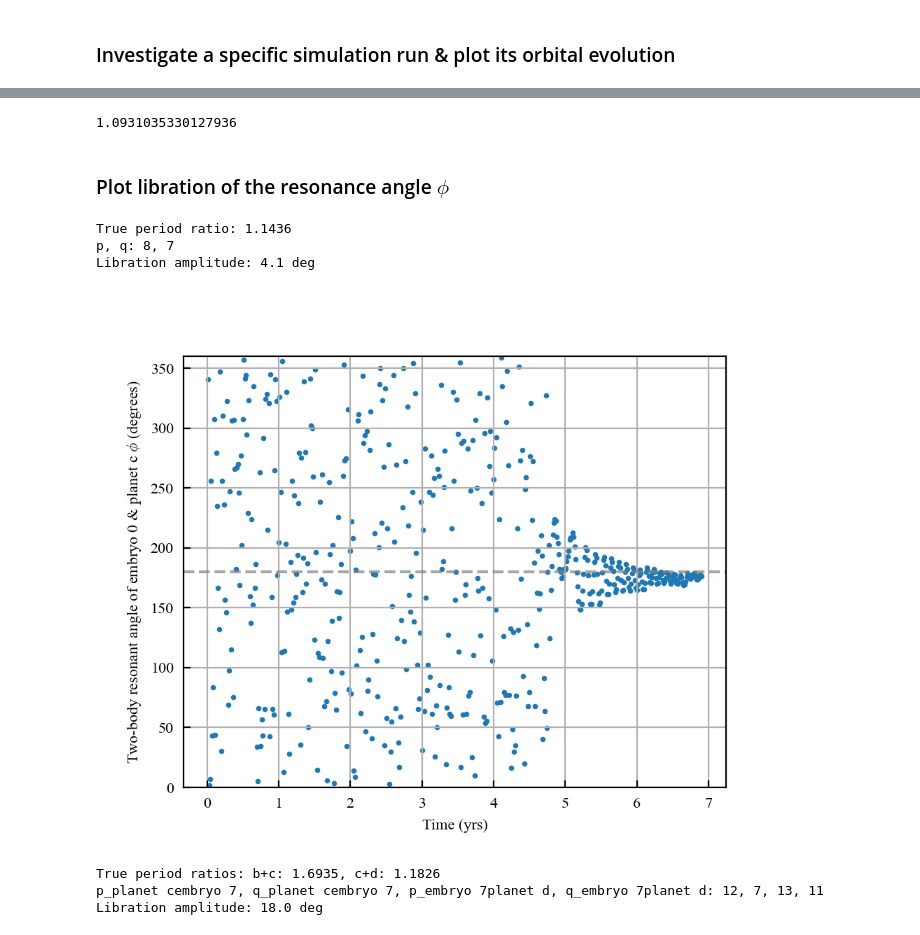
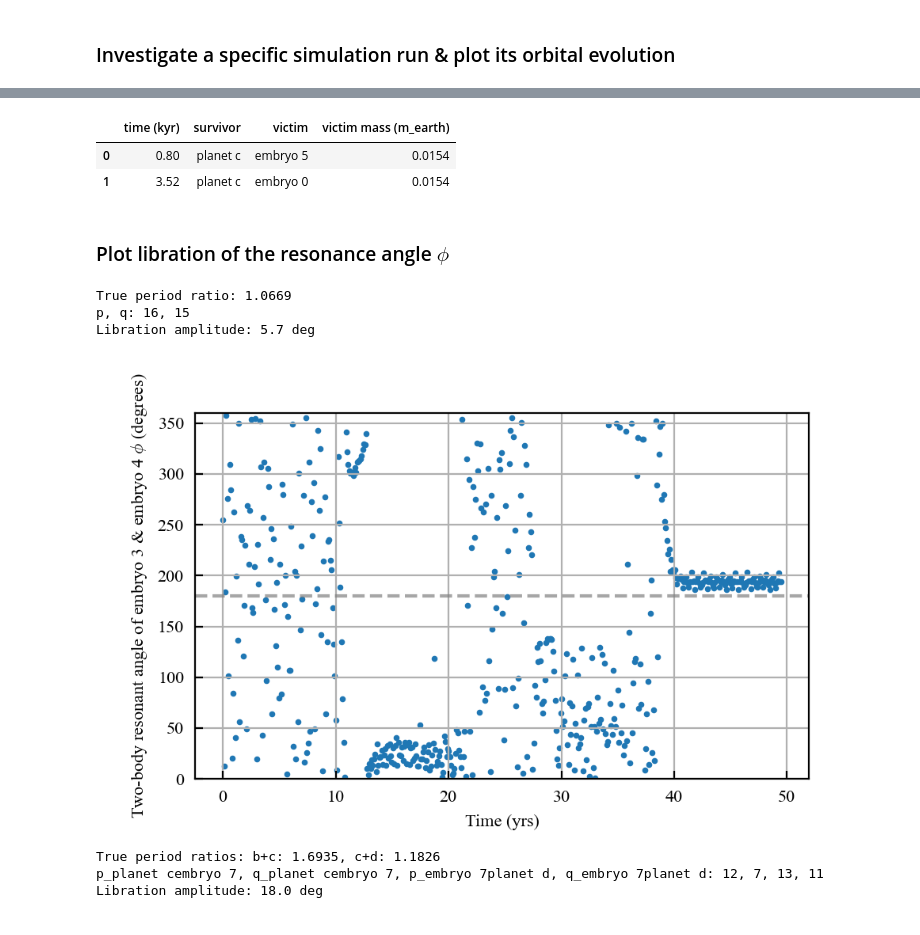
Before and after one commit to dchen10Git/uh-ifa-reu-2026, a Jupyter notebook: analyze_one_sim.ipynb, the cells around one changed output, grey strips where cells are left out. Cells and saved outputs as stored; diff of their text form; code cells hidden in the pictures.

```diff
--- a/analyze_one_sim.ipynb
+++ b/analyze_one_sim.ipynb
@@ -297,8 +297,8 @@ def plot_system(saved_sim, elements, num_pl, num_em, num_ptsml, t_units='kyr'):
     plt.tight_layout(); plt.show()
     # plt.savefig("Figures/orbital_evo.svg", bbox_inches="tight")
 
-dataset_id = 14
-sim_id = 991
+dataset_id = 13
+sim_id = 841
 
 elements = ['a', 'e']#, 'log_tau_a_Omega', 'log_K2', 'P_ratio_em']
 
@@ -330,20 +330,44 @@ num_pl: 3, num_em: 12, num_ptsml: 0
-# %%
-g = (8/7)**(2/3)
-0.359/g
-g
-# %% [output]
-1.0931035330127936
+# %%
+def get_collision_log(metadata, max_time=None):
+    """Collects collision log and converts to pd.DataFrame for later use.
+
+    Args:
+        metadata (dict): Metadata from simulation; typically comes from saved_sim[1].
+        max_time (float, optional)
+
+    Returns:
+        pd.DataFrame: collision_df
+    """
+    collision_df = pd.DataFrame(metadata["collision_log"])
+    collision_df["time"] = collision_df["time"] / 1000  # kyr
+
+    if max_time is not None:
+        collision_df = collision_df[collision_df["time"] <= max_time]
+
+    collision_df["time"] = collision_df["time"].round(2)
+    collision_df = collision_df.rename(columns={"time": "time (kyr)"})
+
+    collision_df["victim mass"] = (collision_df["victim mass"] / m_earth).round(4)
+    collision_df = collision_df.rename(columns={"victim mass": "victim mass (m_earth)"})
+
+    return collision_df.sort_values("time (kyr)")
+
+get_collision_log(metadata)
+# %% [output]
+|  | time (kyr) | survivor | victim | victim mass (m_earth) |
+| 0 | 0.80 | planet c | embryo 5 | 0.0154 |
+| 1 | 3.52 | planet c | embryo 0 | 0.0154 |
 # %% [markdown]
 ### Plot libration of the resonance angle $\phi$
 # %%
-# mmr_id.plot_libration(m_star, rocks['planet b'], rocks['planet c'], pomega='mixed', N=25, forced_pq=None)
-# mmr_id.plot_libration(m_star, rocks['planet b'], rocks['embryo 0'], pomega='mixed', N=25, forced_pq=None)
-mmr_id.plot_libration(m_star, rocks['embryo 0'], rocks['planet c'], pomega='mixed', N=25, forced_pq=None)
+# mmr_id.plot_libration(m_star, rocks['planet b'], rocks['planet c'], N=25, forced_pq=None)
+# mmr_id.plot_libration(m_star, rocks['planet b'], rocks['embryo 0'], N=25, forced_pq=None)
+mmr_id.plot_libration(m_star, rocks['embryo 3'], rocks['embryo 4'], N=25, forced_pq=None)
 # %% [output]
-True period ratio: 1.1436
-p, q: 8, 7
-Libration amplitude: 4.1 deg
+True period ratio: 1.0669
+p, q: 16, 15
+Libration amplitude: 5.7 deg
-[figure, old version]
+[figure, new version]
 # %%
 mmr_id.plot_libration(m_star, rocks['planet c'], rocks['embryo 7'], rocks['planet d'], pomega='mixed', N=50)
 # %% [output]
```
Also changed, not shown: parts of 1 cell of this notebook, 6 other files.
